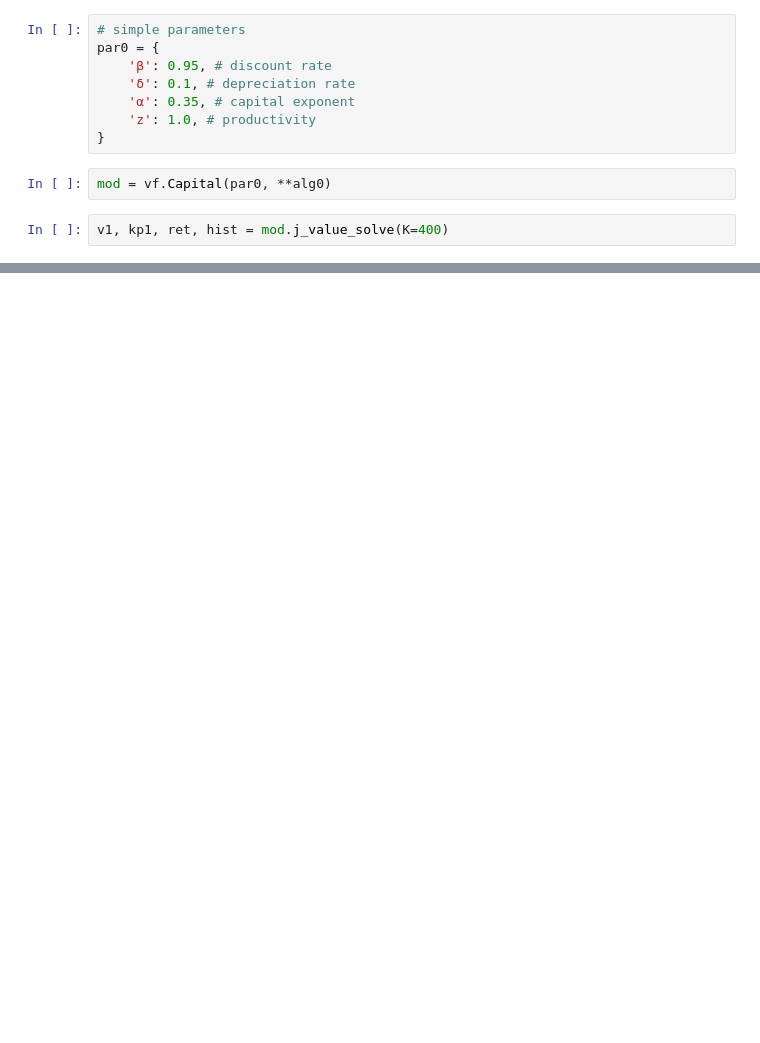
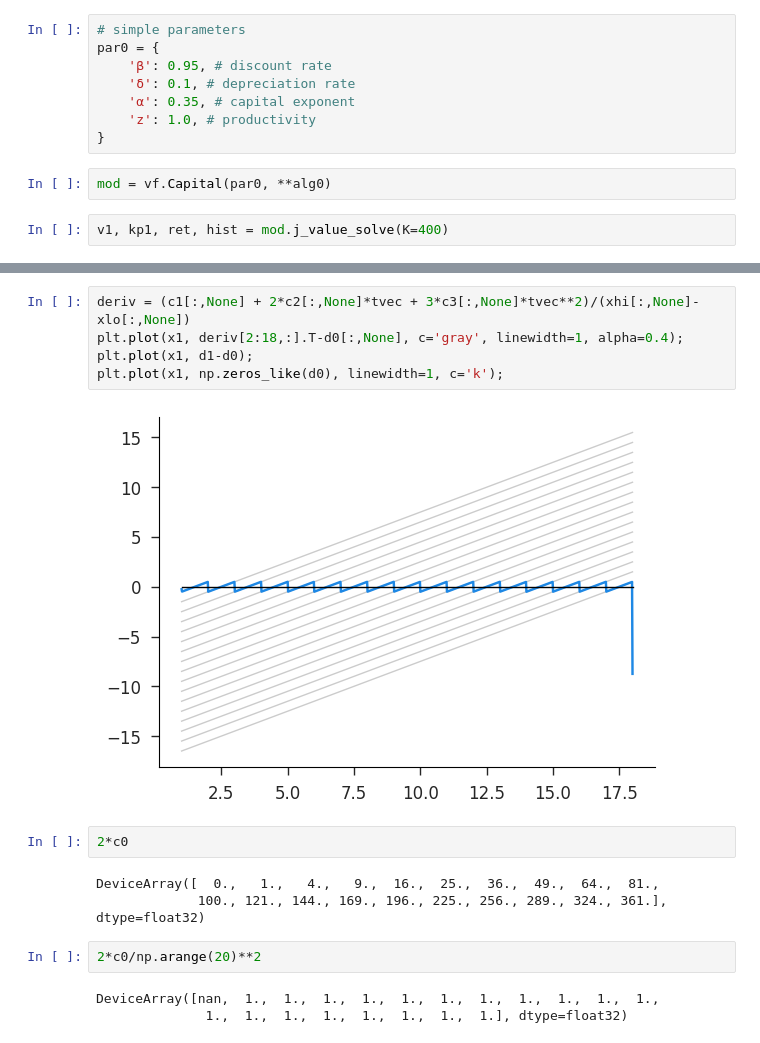
Before and after one commit to iamlemec/valjax, a Jupyter notebook: notebooks/valfunc.ipynb, the cells around one changed output, grey strips where cells are left out. Cells and saved outputs as stored; diff of their text form; blank space fills up the shorter version.

```diff
--- a/notebooks/valfunc.ipynb
+++ b/notebooks/valfunc.ipynb
@@ -45,0 +73,17 @@ pd.Series(hist['err']).plot(logy=True);
+# %%
+deriv = (c1[:,None] + 2*c2[:,None]*tvec + 3*c3[:,None]*tvec**2)/(xhi[:,None]-xlo[:,None])
+plt.plot(x1, deriv[2:18,:].T-d0[:,None], c='gray', linewidth=1, alpha=0.4);
+plt.plot(x1, d1-d0);
+plt.plot(x1, np.zeros_like(d0), linewidth=1, c='k');
+# %% [output]
+[figure, added]
+# %%
+2*c0
+# %% [output]
+DeviceArray([  0.,   1.,   4.,   9.,  16.,  25.,  36.,  49.,  64.,  81.,
+             100., 121., 144., 169., 196., 225., 256., 289., 324., 361.],            dtype=float32)
+# %%
+2*c0/np.arange(20)**2
+# %% [output]
+DeviceArray([nan,  1.,  1.,  1.,  1.,  1.,  1.,  1.,  1.,  1.,  1.,  1.,
+              1.,  1.,  1.,  1.,  1.,  1.,  1.,  1.], dtype=float32)
```
Also changed, not shown: parts of 13 cells of this notebook, 5 other files.
